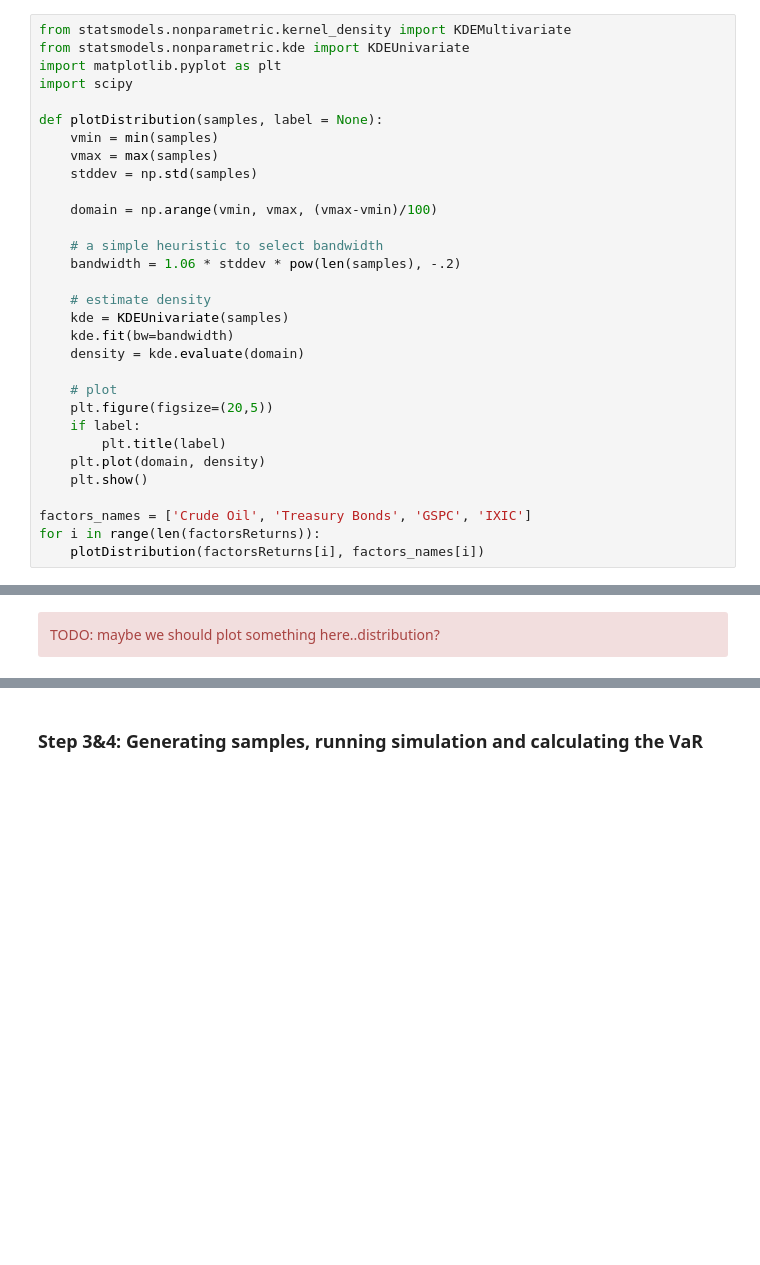
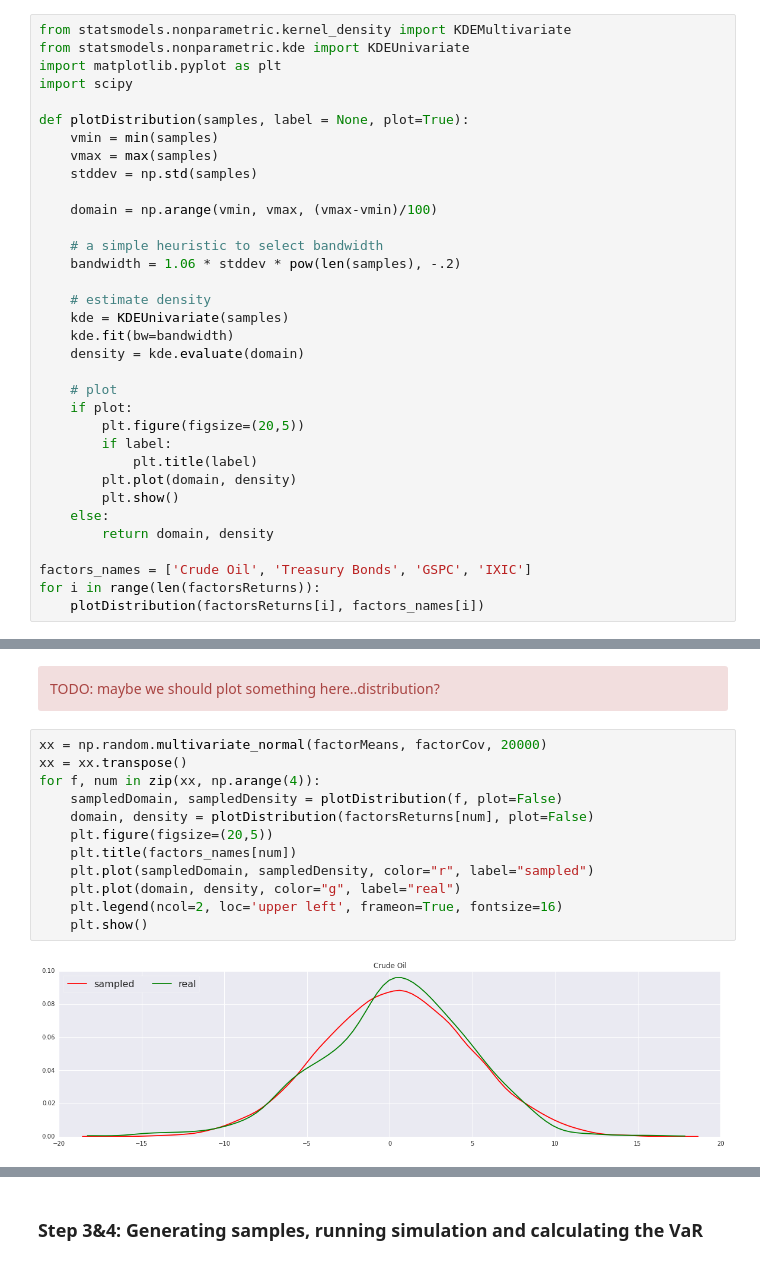
Before and after one commit to alegaballo/AML, a Jupyter notebook: [Lecture 7+8] Estimating Financial Risk through Monte Carlo Simulation.ipynb, the cells around one changed output, grey strips where cells are left out. Drawn from its saved outputs; the diff is of its cells as text; blank space fills up the shorter version.

```diff
--- a/[Lecture 7+8] Estimating Financial Risk through Monte Carlo Simulation.ipynb
+++ b/[Lecture 7+8] Estimating Financial Risk through Monte Carlo Simulation.ipynb
@@ -981,7 +955,7 @@ from statsmodels.nonparametric.kde import KDEUnivariate
 import matplotlib.pyplot as plt
 import scipy
 
-def plotDistribution(samples, label = None):
+def plotDistribution(samples, label = None, plot=True):
     vmin = min(samples)
     vmax = max(samples)
     stddev = np.std(samples)
@@ -997,11 +971,14 @@ def plotDistribution(samples, label = None):
     density = kde.evaluate(domain)
 
     # plot
-    plt.figure(figsize=(20,5))
-    if label:
-        plt.title(label)
-    plt.plot(domain, density)
-    plt.show()
+    if plot:
+        plt.figure(figsize=(20,5))
+        if label:
+            plt.title(label)
+        plt.plot(domain, density)
+        plt.show()
+    else:
+        return domain, density
 
 factors_names = ['Crude Oil', 'Treasury Bonds', 'GSPC', 'IXIC']
 for i in range(len(factorsReturns)):
@@ -1112,3 +1089,17 @@ print(sample)
 <div class="alert alert-danger">
 TODO: maybe we should plot something here..distribution?
 </div>
+# %%
+xx = np.random.multivariate_normal(factorMeans, factorCov, 20000)
+xx = xx.transpose()
+for f, num in zip(xx, np.arange(4)):
+    sampledDomain, sampledDensity = plotDistribution(f, plot=False)
+    domain, density = plotDistribution(factorsReturns[num], plot=False)
+    plt.figure(figsize=(20,5))
+    plt.title(factors_names[num])
+    plt.plot(sampledDomain, sampledDensity, color="r", label="sampled")
+    plt.plot(domain, density, color="g", label="real")
+    plt.legend(ncol=2, loc='upper left', frameon=True, fontsize=16)
+    plt.show()
+# %% [output]
+[figure, added]
```
Also changed, not shown: parts of 13 cells of this notebook.
